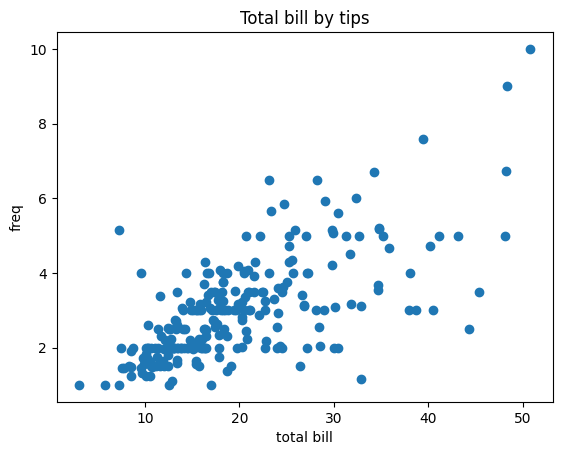
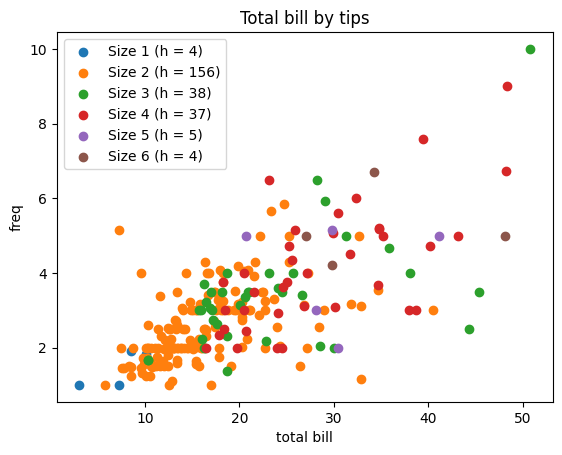
The notebook cell's code change between the first figure and the second:
--- before
+++ after
@@ -1,5 +1,15 @@
 plt.Figure()
-plt.scatter(df['total_bill'], df['tip'], )
+
+for size, group in df.groupby('size'):
+    count = len(group)
+    label_text = f"Size {size} (h = {count})"
+
+    plt.scatter(group['total_bill'], group['tip'], label= label_text)
+
+
+#plt.scatter(df['total_bill'], df['tip'], c=df['size'], cmap='viridis')
+plt.legend()
 plt.xlabel("total bill")
 plt.ylabel("freq")
 plt.title("Total bill by tips")
+plt.show()

Commit: plib